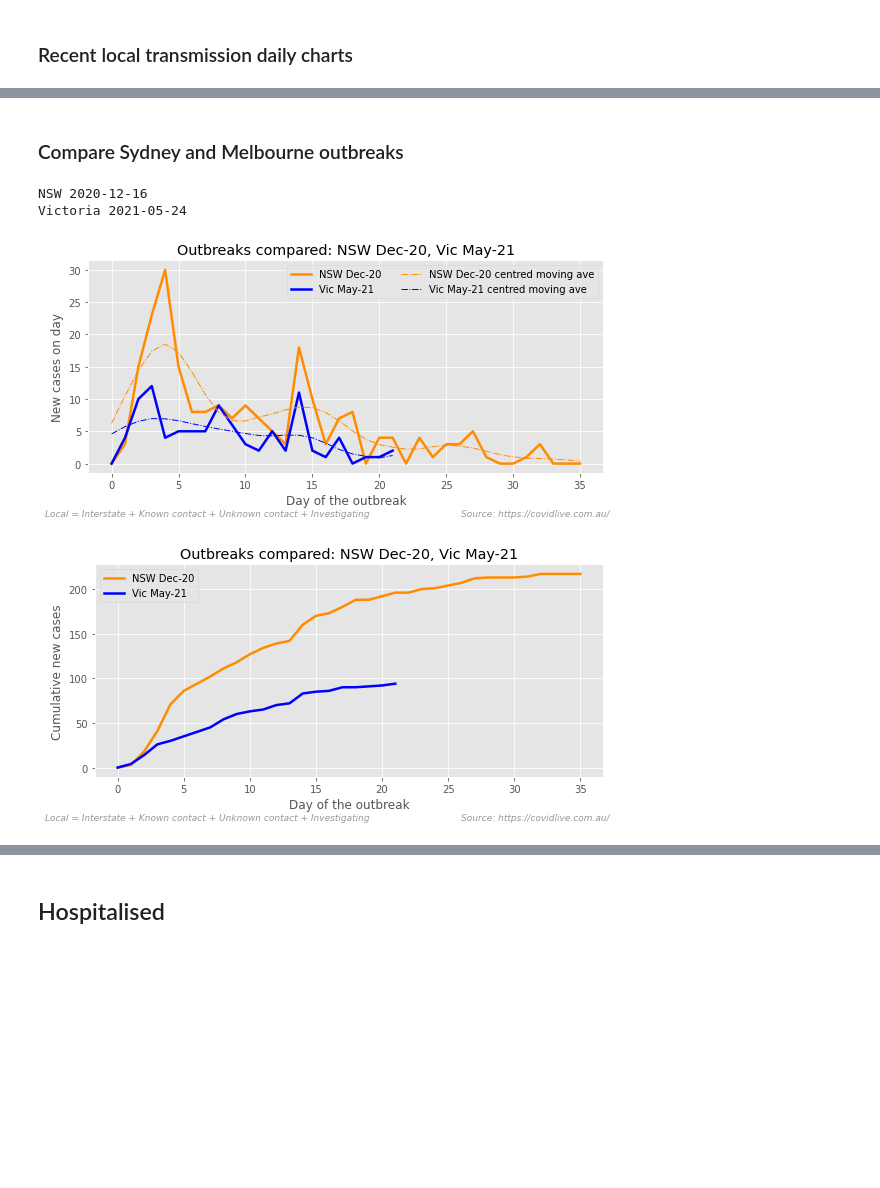
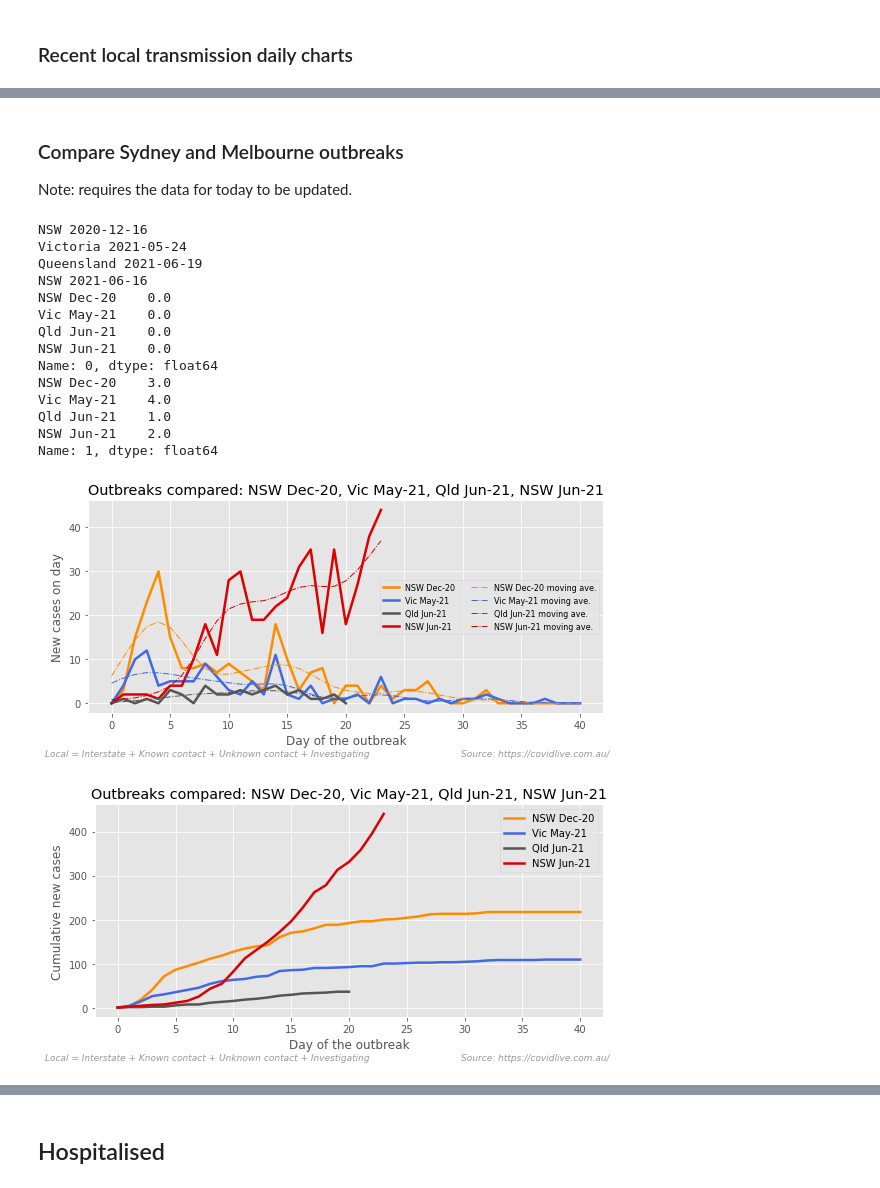
Before and after one commit to bpalmer4/Covid-19, a Jupyter notebook: notebooks/Covid-Australia-covidlive.ipynb, the cells around one changed output, grey strips where cells are left out. Saved outputs shown, nothing was run; the diff lists cells and outputs as text; code cells hidden in the pictures; blank space fills up the shorter version.

```diff
--- a/notebooks/Covid-Australia-covidlive.ipynb
+++ b/notebooks/Covid-Australia-covidlive.ipynb
@@ -625,7 +643,9 @@ recent_bar_with_ma_plot(daily_c[LOCAL], "cases")
 # %% [markdown]
 ### Compare Sydney and Melbourne outbreaks
+
+Note: requires the data for today to be updated.
 # %%
-def select(state, start_date, span_days=36):
+def select(state, start_date, span_days=41):
     series = daily_c[LOCAL][state]
     return (
         series[series.index >= pd.Timestamp(start_date)]
@@ -639,8 +659,11 @@ def get_outbreaks():
         # Label       #[state, last zero-day before outbreak]
         #'Tas Apr-20':  ['Tasmania', '2020-04-02'],
         #'SA Nov-20':   ['SA',       '2020-11-14',],
-        'NSW Dec-20':  ['NSW',      '2020-12-16',],
-        'Vic May-21':  ['Victoria', '2021-05-24'],
+        'NSW Dec-20':  ['NSW',        '2020-12-16',],
+        'Vic May-21':  ['Victoria',   '2021-05-24'],
+        'Qld Jun-21':  ['Queensland', '2021-06-19'],
+        'NSW Jun-21':  ['NSW',        '2021-06-16'],
+
     }
 
     outbreak_df = pd.DataFrame()
@@ -650,44 +673,59 @@ def get_outbreaks():
 
     title = f'Outbreaks compared: {", ".join(outbreaks.keys())}'
 
+    print(outbreak_df.iloc[0])
+    print(outbreak_df.iloc[1])
+
     return outbreak_df, title
 # %%
 comparable, title = get_outbreaks()
-colors = ['darkorange', 'blue', 'indianred', '#555555']
+colors = ['darkorange', 'royalblue', '#555555', '#dd0000', ]
 ylabels =  ['New cases on day', 'Cumulative new cases']
 datasets = [comparable, comparable.cumsum()]
 
 for ylabel, data in zip(ylabels, datasets):
 
     # plot primary data
     ax = data.plot(color=colors, lw=2.5)
 
     # add Henderson moving averages if we have enough data
     MA_TERM = 13 # must be odd
     if ylabel == ylabels[0] and len(data) >= MA_TERM:
         hma = pd.DataFrame()
         for col in data.columns:
             input_ = data[col].dropna()
             if len(input_) >= MA_TERM:
                 hma[col] = Henderson.Henderson(input_, MA_TERM)
         if not hma.empty:
-            hma.columns = hma.columns + ' centred moving ave'
+            hma.columns = hma.columns + ' moving ave.'
             hma.plot(color=colors, lw=1, ls='-.', ax=ax)
-            ax.legend(ncol=2)
+            ax.legend(ncol=2, prop={'size': 8})
 
     # and finalise the plot
     ps.finalise_plot(ax,
                  title=title,
                  chart_directory=f"{CHART_DIRECTORY}",
                  ylabel=ylabel,
                  xlabel=f'Day of the outbreak',
                  save_tag=ylabel.split()[0],
                  lfooter=local_lfooter,
                  rfooter=SOURCE,
                  show=True,
     )
 # %% [output]
 NSW 2020-12-16
 Victoria 2021-05-24
+Queensland 2021-06-19
+NSW 2021-06-16
+NSW Dec-20    0.0
+Vic May-21    0.0
+Qld Jun-21    0.0
+NSW Jun-21    0.0
+Name: 0, dtype: float64
+NSW Dec-20    3.0
+Vic May-21    4.0
+Qld Jun-21    1.0
+NSW Jun-21    2.0
+Name: 1, dtype: float64
-[figure, old version]
+[figure, new version]
-[figure, old version]
+[figure, new version]
```
Also changed, not shown: parts of 22 cells of this notebook, 1 other file.
